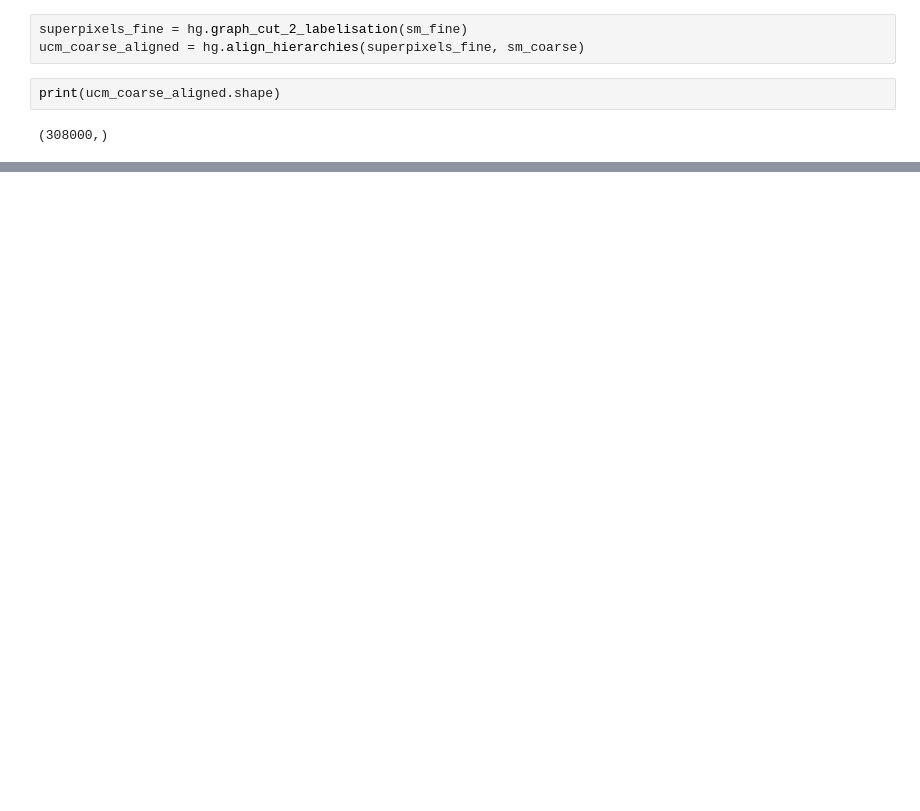
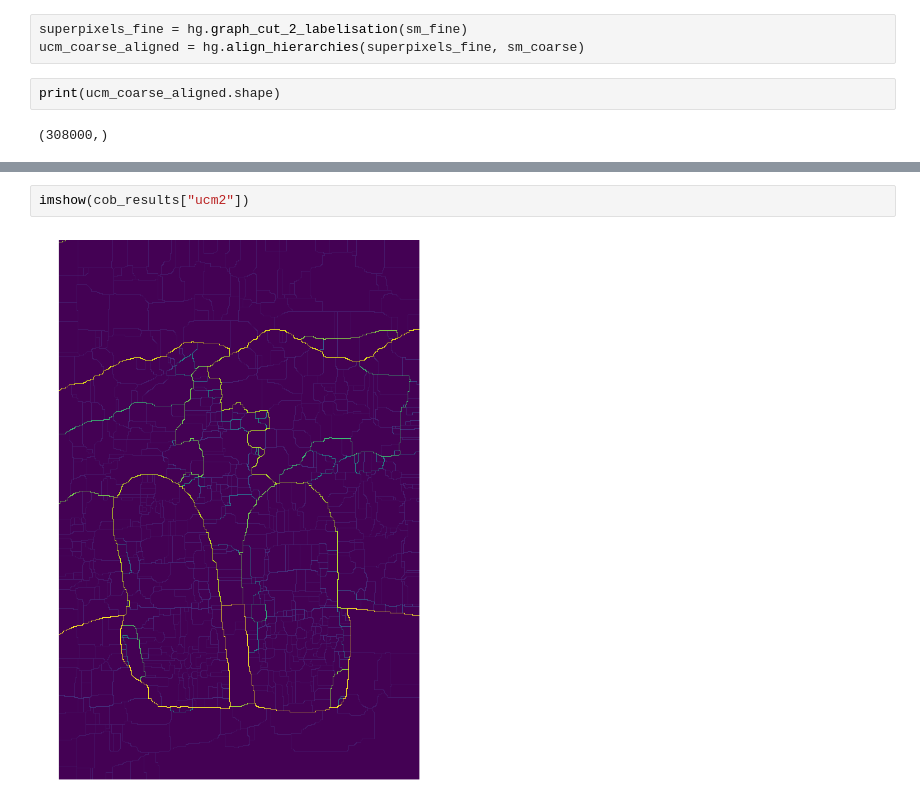
Before and after one commit to higra/Higra, a Jupyter notebook: notebooks/Test.ipynb, the cells around one changed output, grey strips where cells are left out. Saved outputs shown, nothing was run; the diff lists cells and outputs as text; blank space fills up the shorter version.

```diff
--- a/notebooks/Test.ipynb
+++ b/notebooks/Test.ipynb
@@ -161,2 +159,6 @@ imshow(hg.graph_4_adjacency_2_khalimsky(sm_fine, edge_weights=ucm_coarse_aligned
 # %% [output]
 [figure]
+# %%
+imshow(cob_results["ucm2"])
+# %% [output]
+[figure, added]
```
Also changed, not shown: parts of 13 cells of this notebook, 13 other files.
